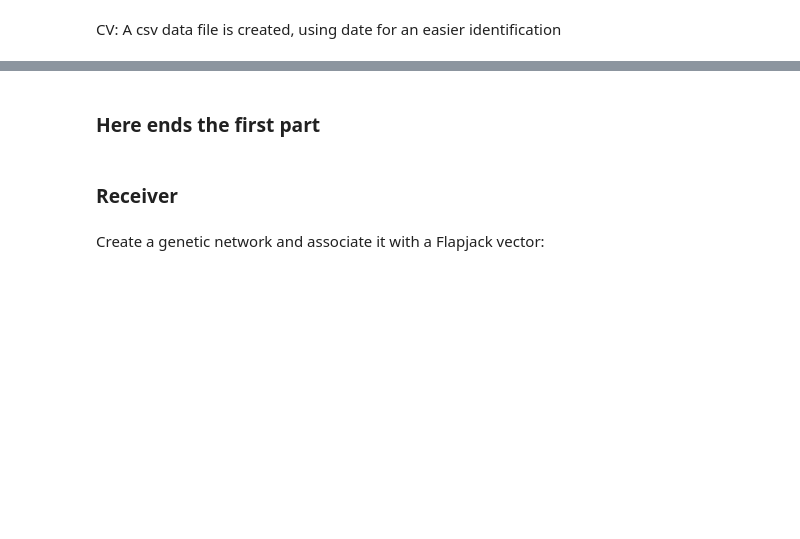
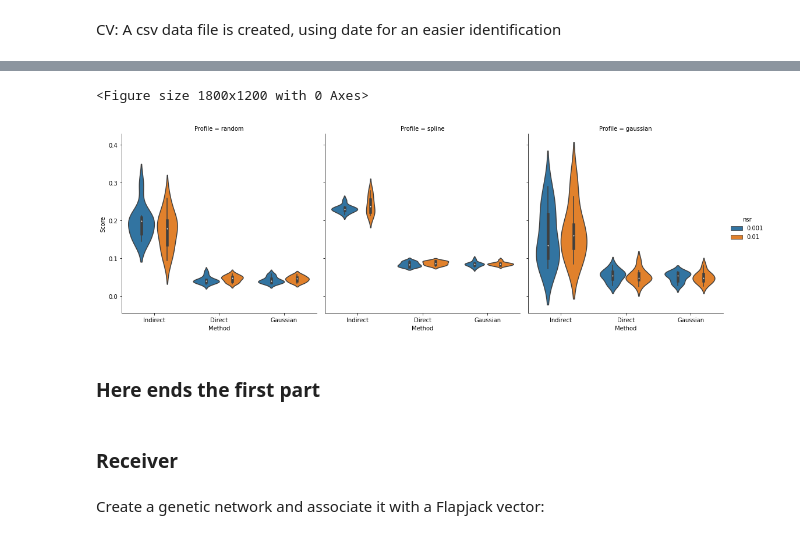
Before and after one commit to RudgeLab/LOICA, a Jupyter notebook: notebooks/Characterization_automation.ipynb, the cells around one changed output, grey strips where cells are left out. Drawn from its saved outputs; the diff is of its cells as text; code cells hidden in the pictures; blank space fills up the shorter version.

```diff
--- a/notebooks/Characterization_automation.ipynb
+++ b/notebooks/Characterization_automation.ipynb
@@ -378,3 +504,9 @@ df_plot = df_characterization[df_characterization['Profile']=='random',
+# %%
+plt.figure(dpi=300)
+ax = sns.catplot(x="Method", y="Score", data=df_plot, hue='nsr', col="Profile", kind='violin')
+# %% [output]
+<Figure size 1800x1200 with 0 Axes>
+[figure, added]
 # %%
 ax = sns.violinplot(x="Method", y="Score",
                     data=df_characterization[df_characterization['Profile']=='random', df_characterization['nsr']==0.010,df_characterization['Metric']=='MSE' ])
```
Also changed, not shown: parts of 28 cells of this notebook, 1 other file.
